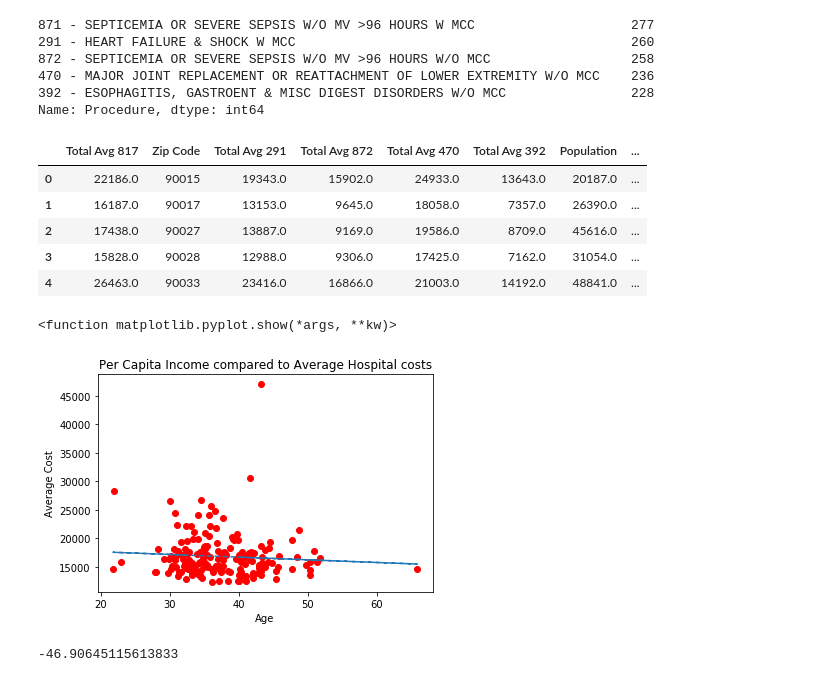
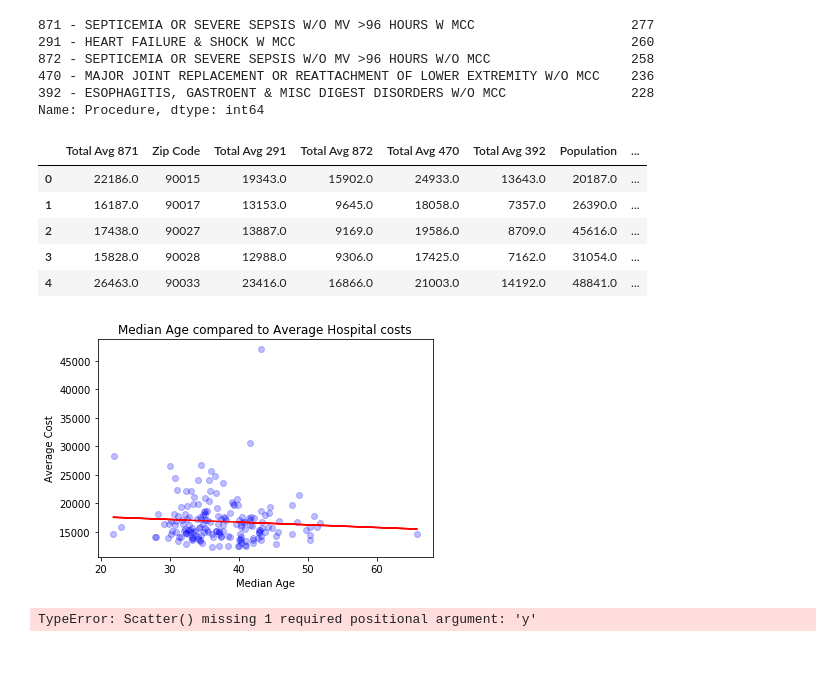
Before and after one commit to cmrawls071/data2020P1, a Jupyter notebook: Group_Project_1_tg.ipynb, the cells around one changed output. Saved outputs shown, nothing was run; the diff lists cells and outputs as text; code cells hidden in the pictures.

```diff
--- a/Group_Project_1_tg.ipynb
+++ b/Group_Project_1_tg.ipynb
@@ -121,27 +123,36 @@ Census_Cleaned["Zip Code"] = Census_Cleaned["Zip Code"].astype(int)
 Medicare_Cost_Total["Zip Code"] = Medicare_Cost_Total["Zip Code"].astype(int)
 Data = pd.merge(Medicare_Cost_Total, Census_Cleaned, how="inner", on="Zip Code")
 Data = Data.drop([8])
-Data["Total Avg 817"] = round(Data["Total Avg 817"], 0)
 Data.head()
 # %% [output]
-|  | Total Avg 817 | Zip Code | Total Avg 291 | Total Avg 872 | Total Avg 470 | Total Avg 392 | Population | ... |
+|  | Total Avg 871 | Zip Code | Total Avg 291 | Total Avg 872 | Total Avg 470 | Total Avg 392 | Population | ... |
 | 0 | 22186.0 | 90015 | 19343.0 | 15902.0 | 24933.0 | 13643.0 | 20187.0 | ... |
 | 1 | 16187.0 | 90017 | 13153.0 | 9645.0 | 18058.0 | 7357.0 | 26390.0 | ... |
 | 2 | 17438.0 | 90027 | 13887.0 | 9169.0 | 19586.0 | 8709.0 | 45616.0 | ... |
 | 3 | 15828.0 | 90028 | 12988.0 | 9306.0 | 17425.0 | 7162.0 | 31054.0 | ... |
 | 4 | 26463.0 | 90033 | 23416.0 | 16866.0 | 21003.0 | 14192.0 | 48841.0 | ... |
 # %%
-Data["Total"] = Data["Total Avg 817"] + Data["Total Avg 291"] + Data["Total Avg 872"] + Data["Total Avg 470"] + Data["Total Avg 392"]
+Data["Total"] = Data["Total Avg 871"] + Data["Total Avg 291"] + Data["Total Avg 872"] + Data["Total Avg 470"] + Data["Total Avg 392"]
-# %%
-slope, intercept, r, p, std_err = st.linregress(Data["Median Age"], Data["Total Avg 817"])
-
-plt.scatter(Data["Median Age"], Data["Total Avg 817"], marker="o", color="r")
-plt.xlabel("Age")
-plt.title("Per Capita Income compared to Average Hospital costs")
-plt.ylabel("Average Cost")
-PCI_Line = slope* Data["Median Age"] + intercept
-plt.plot(Data["Median Age"], PCI_Line, "--")
-plt.show
-# %% [output]
-<function matplotlib.pyplot.show(*args, **kw)>
-[figure, removed]
+# %%
+def Scatter (x, y):
+    slope, intercept, r, p, std_err = st.linregress(Data[x], Data[y])
+    plt.scatter(Data[x], Data[y], marker="o", color="blue", alpha = 0.25)
+    plt.xlabel(x)
+    plt.title(f"{x} compared to Average Hospital costs")
+    plt.ylabel("Average Cost")
+    PCI_Line = slope* Data[x] + intercept
+    plt.plot(Data[x], PCI_Line, "r-")
+
+
+
+    total_y = Data.iloc[:,1]
+    total_x = Data.iloc[:,8]
+    corr = st.pearsonr(total_x, total_y)
+    #plt.annotate(f"The r value is {round(corr[0], 2)}", ,fontsize=15,color="b")
+    #plt.annotate(f"The p value is {round(corr[1], 2)}",loc = "best",fontsize=15,color="b")
+
+    plt.show
+Scatter_Age_871 = Scatter("Median Age", "Total Avg 871")
+plt.savefig("Scatter_Age_871.PNG")
+# %% [output]
+[figure, added]
@@ -147,0 +161,5 @@ plt.show
+# %%
+Scatter_PCI = Scatter("Per Capita Income")
+plt.savefig("Scatter_PCI.PNG")
+# %% [output]
+TypeError: Scatter() missing 1 required positional argument: 'y'
@@ -148,7 +169,5 @@ plt.show
 # %%
 slope
-# %% [output]
--46.90645115613833
 # %%
 ###Scatter & Linear Regress lines for Data
 ###Box Plot for Data
```
Also changed, not shown: parts of 29 cells of this notebook, 1 other file.
